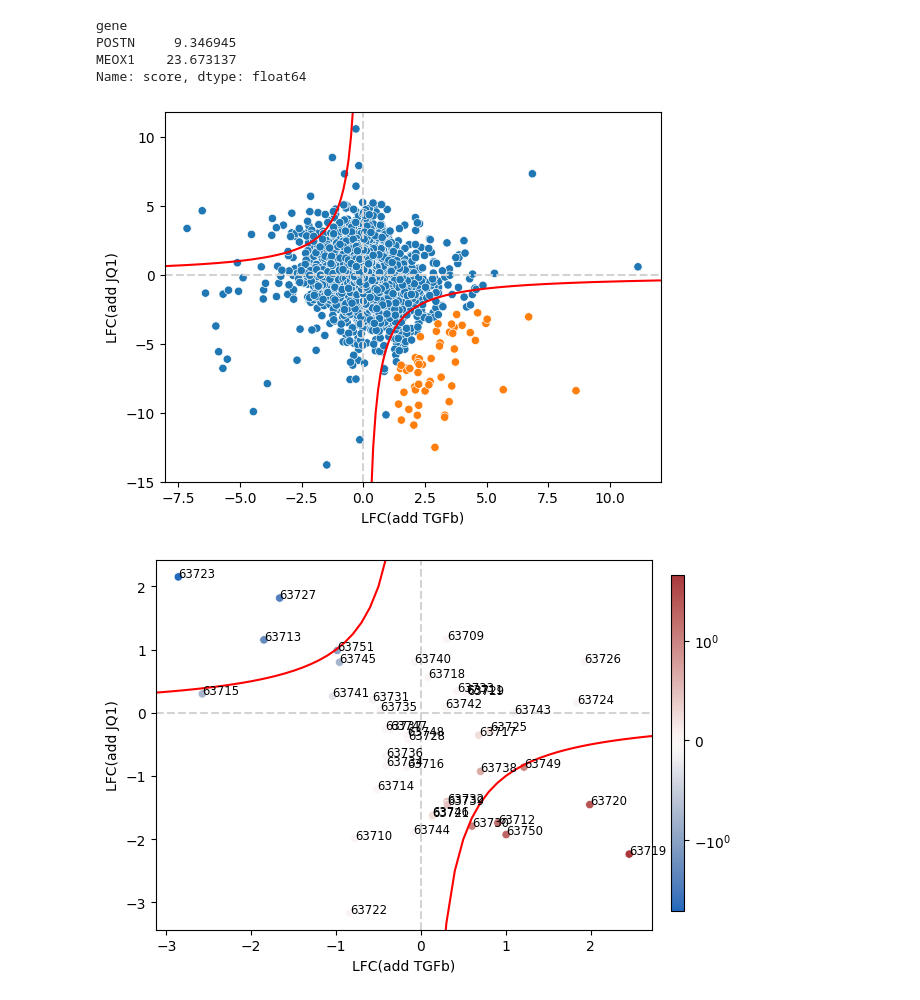
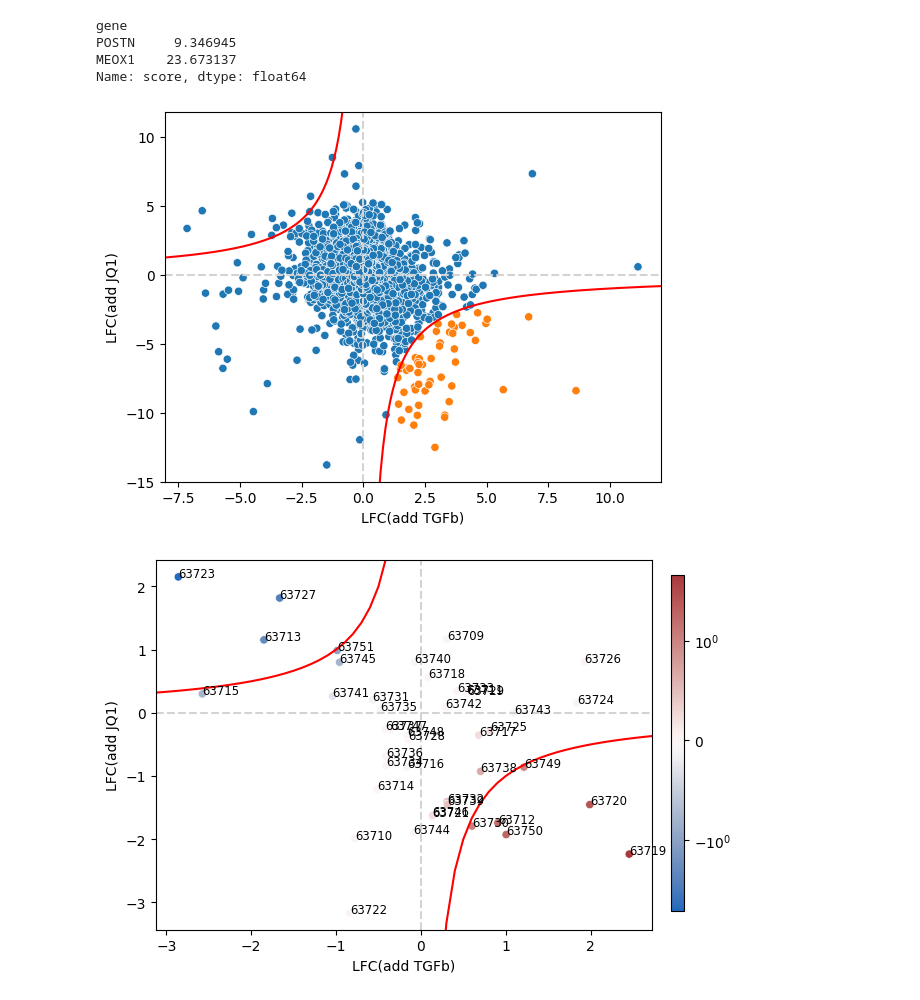
Before and after one commit to pawelab/OrganConditionalFibrosis, a Jupyter notebook: find_genes_peaks.ipynb, the cells around one changed output. Cells and saved outputs as stored; diff of their text form; code cells hidden in the pictures.

```diff
--- a/find_genes_peaks.ipynb
+++ b/find_genes_peaks.ipynb
@@ -179,12 +197,13 @@ Performed for both RNA and ATAC data. All values +1 to avoid divide by 0 and sig
 # %%
-def calc_lfc(organ_df: pd.DataFrame) -> pd.DataFrame:
+def calc_condition_sensitivity(organ_df: pd.DataFrame) -> pd.DataFrame:
   """Uses log fold change to determine which genes are up- and down-regulated in each condition"""
   odf_copy = organ_df + 1
   lfc_df = pd.DataFrame({
     'up': np.sqrt(np.log2(odf_copy.mean(axis = 1))) * np.log2(odf_copy['TGFb'] / odf_copy['Unstim']),
     'down': np.sqrt(np.log2(odf_copy.mean(axis = 1))) * np.log2(odf_copy['TGFb+JQ1'] / odf_copy['TGFb']),
   })
-  lfc_df['score'] = np.sign(np.sign(lfc_df['down']) - np.sign(lfc_df['up'])) * lfc_df['up'] * lfc_df['down']
+  t = np.sign(np.sign(odf_copy['Unstim'] - odf_copy['TGFb']) - np.sign(odf_copy['TGFb'] - odf_copy['TGFb+JQ1']))
+  lfc_df['score'] = lfc_df['up'] * lfc_df['down'] * t
   return lfc_df
 # %%
 def find_organ_genes(organ_df: pd.DataFrame, up_by: int = 0, down_by: int = 0) -> list[str]:
@@ -203,7 +222,7 @@ heart_rna_df.head()
 | A2M | 0.021714 | 0.005007 | 0.036045 |
 | A2M-AS1 | 0.107994 | 0.023121 | 0.074854 |
 # %%
-heart_gene_lfc_df = calc_lfc(heart_rna_df)
+heart_gene_lfc_df = calc_condition_sensitivity(heart_rna_df)
 heart_gene_lfc_df.head()
 # %% [output]
 |  | up | down | score |
@@ -259,13 +278,13 @@ MEOX1    23.673137
 Name: score, dtype: float64
 # %%
 with np.errstate(divide='ignore', invalid='ignore'):
-  y = 5 / -x
+  y = 10 / -x
 
 ax = plot_lfc(heart_gene_lfc_df, hue = heart_gene_lfc_df['score'] > 10)
 ax.plot(x, y, color = "red")
 plt.show()
 # %% [output]
-[figure, old version]
+[figure, new version]
 # %%
 def calc_condition_peak_averages(adata: ad.AnnData, organ: str, layer: str = None) -> pd.DataFrame:
   organ_adata = adata[adata.obs['organ'] == organ, :]
```
Also changed, not shown: parts of 36 cells of this notebook.
